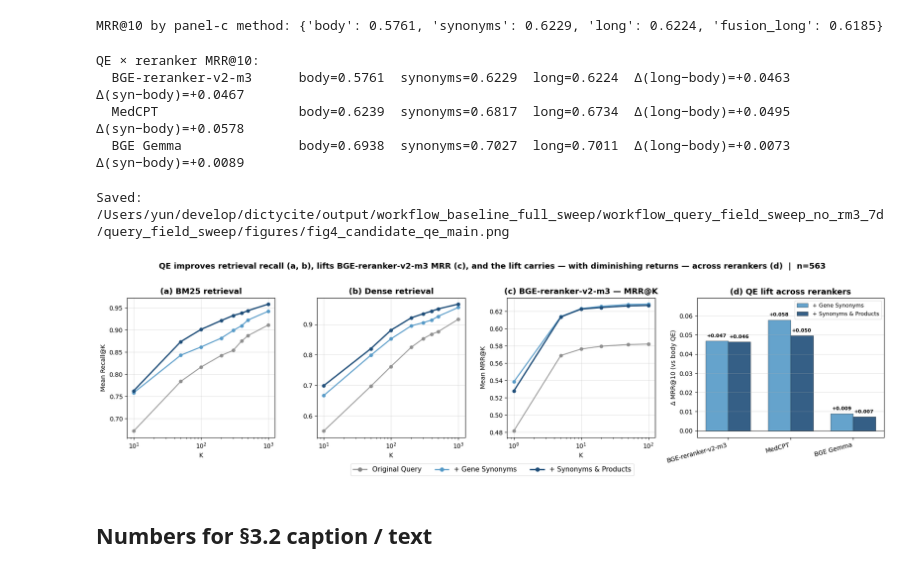
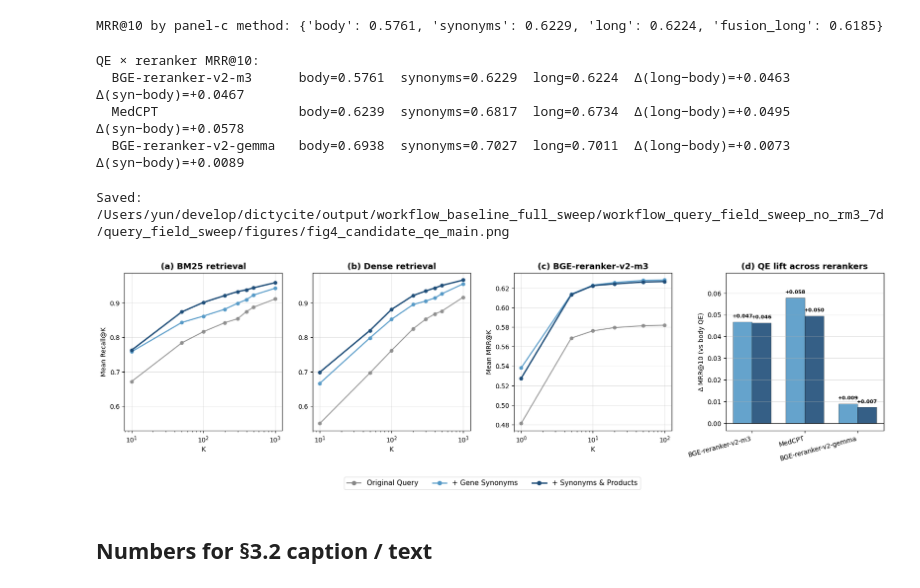
Before and after one commit to fulaibaowang/dictycite, a Jupyter notebook: notebooks/query_expansion_sweeping.ipynb, the cells around one changed output. Cells and saved outputs as stored; diff of their text form; code cells hidden in the pictures.

```diff
--- a/notebooks/query_expansion_sweeping.ipynb
+++ b/notebooks/query_expansion_sweeping.ipynb
@@ -172,10 +172,10 @@ _rc_rr = {
 _TAG_TO_RERANKER_TITLE = {
     "7d": "BGE-reranker-v2-m3",
     "7d_medcpt": "MedCPT",
-    "7d_gemma": "BGE Gemma",
+    "7d_gemma": "BGE-reranker-v2-gemma",
     "7e": "BGE-reranker-v2-m3",
     "7e_medcpt": "MedCPT",
-    "7e_gemma": "BGE Gemma",
+    "7e_gemma": "BGE-reranker-v2-gemma",
 }
 
 # Fig S4 column order (left → right): v2-m3 first for comparison with Fig 4 panel (c).
@@ -265,7 +265,6 @@ s4_panel_specs.sort(key=lambda p: _s4_tag_sort_key.get(p["tag"], 99))
 if s4_panel_specs:
     n_p = len(s4_panel_specs)
     any_hybrid = any(p["include_hybrid"] for p in s4_panel_specs)
-    n_q = s4_panel_specs[0]["n_queries"]
 
     out_dir = next(
         (p["figures_dir"] for p in s4_panel_specs if p["tag"] == "7d"),
@@ -282,7 +281,6 @@ if s4_panel_specs:
         else:
             axes_list = list(axes)
 
-        panel_letters = "abcdefghij"
         for i, (ax, spec) in enumerate(zip(axes_list, s4_panel_specs)):
             curves = spec["mrr_curves"]
             for qf in ["body", "synonyms", "long"]:
@@ -314,7 +312,7 @@ if s4_panel_specs:
                     alpha=fs["alpha"],
                 )
             ax.set_title(
-                f"({panel_letters[i]}) {spec['reranker_title']}",
+                spec["reranker_title"],
                 fontsize=13,
                 fontweight="bold",
                 pad=8,
@@ -367,12 +365,6 @@ if s4_panel_specs:
             fancybox=False,
             edgecolor="0.85",
         )
-        fig.suptitle(
-            f"Fig S4 — Mean MRR@K vs K under each query-expansion variant (by reranker)  |  n={n_q}",
-            fontsize=13,
-            fontweight="bold",
-            y=1.02,
-        )
         plt.tight_layout()
         fig.subplots_adjust(bottom=0.22)
         fig.savefig(out_path, dpi=150, bbox_inches="tight")
@@ -572,7 +564,7 @@ MRR@10 by panel-c method: {'body': 0.5761, 'synonyms': 0.6229, 'long': 0.6224, '
 RERANKER_DIRS_INSET: dict[str, Path] = {
     "BGE-reranker-v2-m3": _root / "output" / "workflow_baseline_full_sweep" / "workflow_fixed_long_rerank_sweep_7d" / "fixed_long_rerank_sweep",
     "MedCPT":             _root / "output" / "workflow_baseline_full_sweep" / "workflow_fixed_long_rerank_sweep_7d_medcpt" / "fixed_long_rerank_sweep",
-    "BGE Gemma":          _root / "output" / "workflow_baseline_full_sweep" / "workflow_fixed_long_rerank_sweep_7d_gemma" / "fixed_long_rerank_sweep",
+    "BGE-reranker-v2-gemma":          _root / "output" / "workflow_baseline_full_sweep" / "workflow_fixed_long_rerank_sweep_7d_gemma" / "fixed_long_rerank_sweep",
 }
 
 cross_reranker_mrr10: dict[str, dict[str, float]] = {}
@@ -603,7 +595,7 @@ for rname, qf_mrr in cross_reranker_mrr10.items():
 QE × reranker MRR@10:
   BGE-reranker-v2-m3      body=0.5761  synonyms=0.6229  long=0.6224  Δ(long−body)=+0.0463  Δ(syn−body)=+0.0467
   MedCPT                  body=0.6239  synonyms=0.6817  long=0.6734  Δ(long−body)=+0.0495  Δ(syn−body)=+0.0578
-  BGE Gemma               body=0.6938  synonyms=0.7027  long=0.7011  Δ(long−body)=+0.0073  Δ(syn−body)=+0.0089
+  BGE-reranker-v2-gemma   body=0.6938  synonyms=0.7027  long=0.7011  Δ(long−body)=+0.0073  Δ(syn−body)=+0.0089
 # %%
 # Style: blue gradient for QE intensity, green for fusion punchline (matches Fig 1's "Fusion" color).
 QE_STYLE = {
@@ -618,7 +610,14 @@ FUSION_STYLE = {
 
 n_q = len(fig2_gold)
 
-fig, axes = plt.subplots(1, 4, figsize=(18, 4.7), gridspec_kw={"width_ratios": [0.95, 0.95, 0.95, 1.20]})
+fig, axes = plt.subplots(
+    1,
+    4,
+    # Taller figure so four set_box_aspect(1) panels fit in one row without overlap/clipping.
+    figsize=(17.0, 5.45),
+    layout="constrained",
+    gridspec_kw={"width_ratios": [1, 1, 1, 1], "wspace": 0.08},
+)
 ax_a, ax_b, ax_c, ax_d = axes
 
 
@@ -651,6 +650,13 @@ ax_b.set_ylabel("")
 ax_b.grid(True, axis="y", alpha=0.35)
 ax_b.grid(True, axis="x", alpha=0.35)
 
+_ya = ax_a.get_ylim()
+_yb = ax_b.get_ylim()
+_recall_ymin = min(_ya[0], _yb[0])
+_recall_ymax = max(_ya[1], _yb[1])
+ax_a.set_ylim(_recall_ymin, _recall_ymax)
+ax_b.set_ylim(_recall_ymin, _recall_ymax)
+
 
 # Panel (c): BGE-reranker-v2-m3 MRR@K under each QE variant. The retrieval-fusion
 # line (no rerank) was deliberately dropped to keep the panel clean; that
@@ -662,7 +668,7 @@ for qf in ["body", "synonyms", "long"]:
     ax_c.plot(fig2_ks_mrr, mrr_curves[qf], marker="o", markersize=5,
               color=s["color"], linewidth=s["lw"], linestyle=s["ls"], alpha=s["alpha"])
 
-ax_c.set_title("(c) BGE-reranker-v2-m3 — MRR@K", fontsize=13, fontweight="bold")
+ax_c.set_title("(c) BGE-reranker-v2-m3", fontsize=13, fontweight="bold")
 ax_c.set_xscale("log")
 ax_c.set_xlabel("K")
 ax_c.set_ylabel("Mean MRR@K")
@@ -675,8 +681,8 @@ ax_c.grid(True, axis="x", alpha=0.35)
 # blue gradient as panels (a)–(c) so QE intensity is visually consistent.
 # The diminishing bar height across the row tells the orthogonality story:
 # QE compounds with weaker rerankers; with a strong enough reranker
-# (BGE Gemma) the marginal QE benefit shrinks.
-inset_reranker_order = ["BGE-reranker-v2-m3", "MedCPT", "BGE Gemma"]
+# (BGE-reranker-v2-gemma) the marginal QE benefit shrinks.
+inset_reranker_order = ["BGE-reranker-v2-m3", "MedCPT", "BGE-reranker-v2-gemma"]
 inset_qf_pair = ["synonyms", "long"]
 
 inset_data: dict[str, dict[str, float]] = {}
@@ -715,44 +721,44 @@ for i, qf in enumerate(inset_qf_pair):
         )
 
 ax_d.axhline(0, color="black", linewidth=0.6)
 ax_d.set_xticks(xpos)
 ax_d.set_xticklabels(inset_reranker_order, rotation=15, ha="right", fontsize=10)
 ax_d.set_ylabel("Δ MRR@10 (vs body QE)")
 ax_d.set_title("(d) QE lift across rerankers", fontsize=13, fontweight="bold")
-ax_d.legend(fontsize=9, loc="upper right", frameon=True, edgecolor="0.85")
 ax_d.grid(True, axis="y", alpha=0.35)
 
 if all_deltas:
     y_max = max(all_deltas)
     y_min = min(0.0, min(all_deltas))
     pad = (y_max - y_min) * 0.20 if y_max > y_min else 0.01
     ax_d.set_ylim(y_min - pad * 0.3, y_max + pad)
 
 
 # Shared legend
 legend_handles = []
 for qf in ["body", "synonyms", "long"]:
     s = QE_STYLE[qf]
     legend_handles.append(Line2D([0], [0], color=s["color"], marker="o",
                                  linewidth=s["lw"], label=s["label"]))
-fig.legend(handles=legend_handles, loc="lower center", bbox_to_anchor=(0.5, -0.02),
-           ncol=3, fontsize=11, frameon=True, edgecolor="0.85")
-
-fig.suptitle(
-    f"QE improves retrieval recall (a, b), lifts BGE-reranker-v2-m3 MRR (c), "
-    f"and the lift carries — with diminishing returns — across rerankers (d)  |  n={n_q}",
-    fontsize=13, fontweight="bold", y=1.02,
+fig.legend(
+    handles=legend_handles,
+    loc="lower center",
+    bbox_to_anchor=(0.5, -0.06),
+    ncol=3,
+    fontsize=11,
+    frameon=True,
+    edgecolor="0.85",
 )
-plt.tight_layout()
-fig.subplots_adjust(bottom=0.18)
+for _ax in (ax_a, ax_b, ax_c, ax_d):
+    _ax.set_box_aspect(1)
 
 fig2_path = fig2_out_dir / "fig4_candidate_qe_main.png"
 fig.savefig(fig2_path, dpi=150, bbox_inches="tight")
 print("Saved:", fig2_path)
 plt.show()
 # %% [output]
 Saved: /Users/yun/develop/dictycite/output/workflow_baseline_full_sweep/workflow_query_field_sweep_no_rm3_7d/query_field_sweep/figures/fig4_candidate_qe_main.png
-[figure, old version]
+[figure, new version]
 # %% [markdown]
 ## Numbers for §3.2 caption / text
 # %%
```
Also changed, not shown: parts of 5 cells of this notebook, 5 other files.
